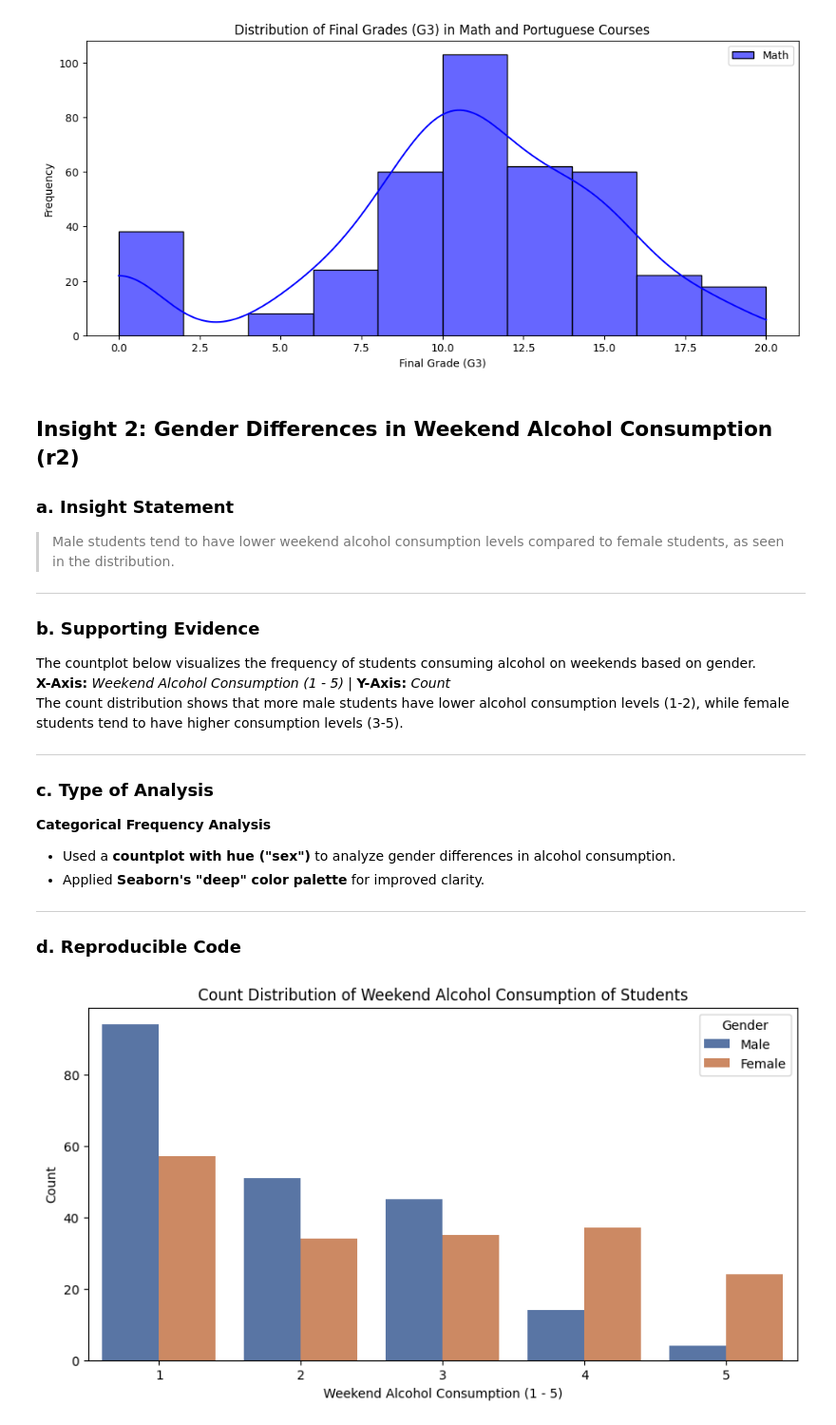
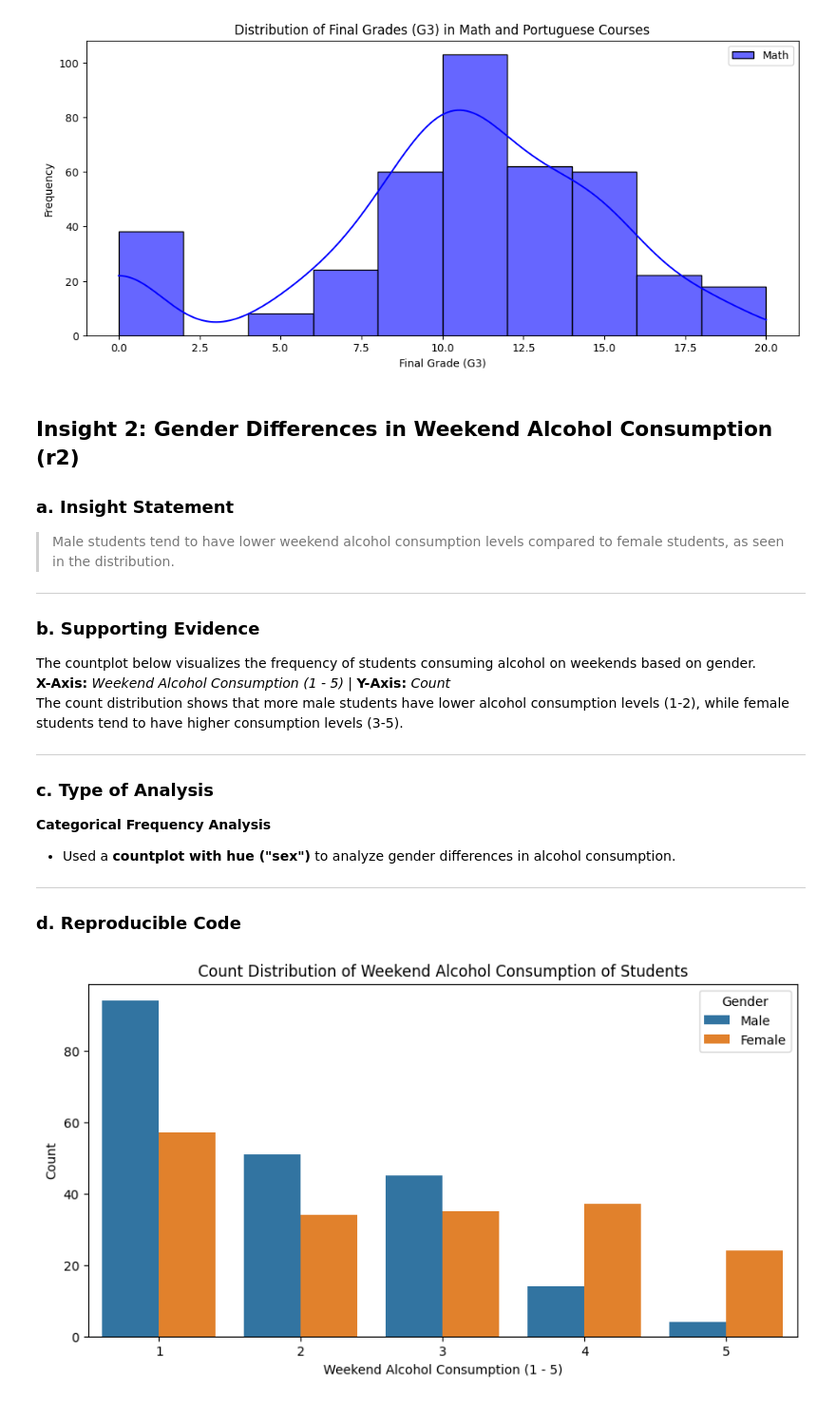
Before and after one commit to royruik/CSI4142_Assignments, a Jupyter notebook: A1_Jupyter_Analysis.ipynb, the cells around one changed output. Shown at 95% size. Cells and saved outputs as stored; diff of their text form; code cells hidden in the pictures.

```diff
--- a/A1_Jupyter_Analysis.ipynb
+++ b/A1_Jupyter_Analysis.ipynb
@@ -145,7 +145,6 @@ The count distribution shows that more male students have lower alcohol consumpt
 ### **c. Type of Analysis**
 **Categorical Frequency Analysis**
 - Used a **countplot with hue ("sex")** to analyze gender differences in alcohol consumption.
-- Applied **Seaborn's "deep" color palette** for improved clarity.
 
 ---
 
@@ -153,20 +152,20 @@ The count distribution shows that more male students have lower alcohol consumpt
 # %%
 # Create figure
 plt.figure(figsize=(10,5))
 
 
 # Corrected Countplot with hue
-sns.countplot(x="Walc", data=student_mat, hue="sex", palette="deep")
+sns.countplot(x="Walc", data=student_mat, hue="sex")
 
 # Labels and Title
 plt.xlabel("Weekend Alcohol Consumption (1 - 5)")
 plt.ylabel("Count")
 plt.title("Count Distribution of Weekend Alcohol Consumption of Students")
 
 # Add legend manually
 plt.legend(title="Gender", labels=["Male", "Female"])
 
 # Show plot
 plt.show()
 # %% [output]
-[figure, old version]
+[figure, new version]
```
Also changed, not shown: parts of 2 cells of this notebook.
